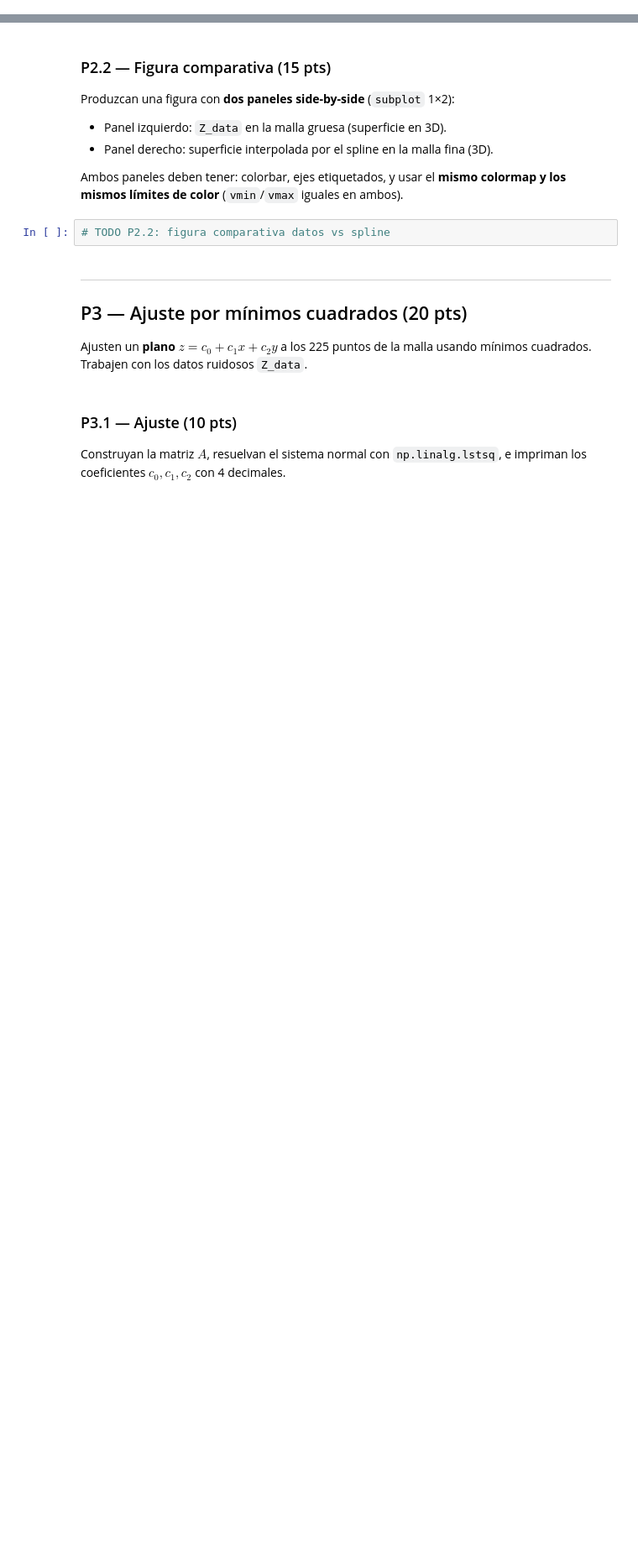
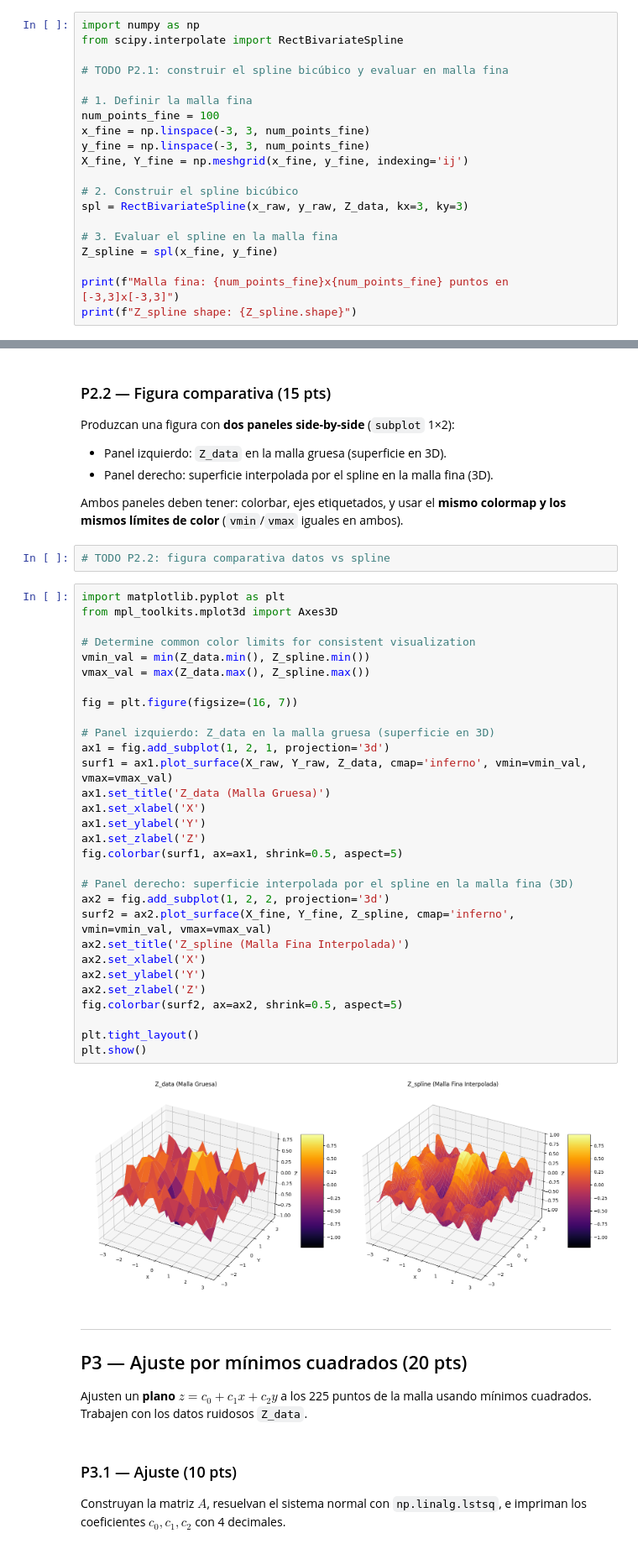
Before and after one commit to manubastidas/programacionCientifica, a Jupyter notebook: moreno_muriel_evaluacion1.ipynb, the cells around one changed output, grey strips where cells are left out. Shown at 84% size. Cells and saved outputs as stored; diff of their text form; blank space fills up the shorter version.

```diff
--- a/moreno_muriel_evaluacion1.ipynb
+++ b/moreno_muriel_evaluacion1.ipynb
@@ -166,0 +232,20 @@ Construyan el spline con `kx=3, ky=3` y evalúenlo en una malla fina de **100×1
+# %%
+import numpy as np
+from scipy.interpolate import RectBivariateSpline
+
+# TODO P2.1: construir el spline bicúbico y evaluar en malla fina
+
+# 1. Definir la malla fina
+num_points_fine = 100
+x_fine = np.linspace(-3, 3, num_points_fine)
+y_fine = np.linspace(-3, 3, num_points_fine)
+X_fine, Y_fine = np.meshgrid(x_fine, y_fine, indexing='ij')
+
+# 2. Construir el spline bicúbico
+spl = RectBivariateSpline(x_raw, y_raw, Z_data, kx=3, ky=3)
+
+# 3. Evaluar el spline en la malla fina
+Z_spline = spl(x_fine, y_fine)
+
+print(f"Malla fina: {num_points_fine}x{num_points_fine} puntos en [-3,3]x[-3,3]")
+print(f"Z_spline shape: {Z_spline.shape}")
@@ -174,6 +262,38 @@ Produzcan una figura con **dos paneles side-by-side** (`subplot` 1×2):
 Ambos paneles deben tener: colorbar, ejes etiquetados, y usar el **mismo colormap y los mismos límites de color** (`vmin`/`vmax` iguales en ambos).
 # %%
 # TODO P2.2: figura comparativa datos vs spline
+# %%
+import matplotlib.pyplot as plt
+from mpl_toolkits.mplot3d import Axes3D
+
+# Determine common color limits for consistent visualization
+vmin_val = min(Z_data.min(), Z_spline.min())
+vmax_val = max(Z_data.max(), Z_spline.max())
+
+fig = plt.figure(figsize=(16, 7))
+
+# Panel izquierdo: Z_data en la malla gruesa (superficie en 3D)
+ax1 = fig.add_subplot(1, 2, 1, projection='3d')
+surf1 = ax1.plot_surface(X_raw, Y_raw, Z_data, cmap='inferno', vmin=vmin_val, vmax=vmax_val)
+ax1.set_title('Z_data (Malla Gruesa)')
+ax1.set_xlabel('X')
+ax1.set_ylabel('Y')
+ax1.set_zlabel('Z')
+fig.colorbar(surf1, ax=ax1, shrink=0.5, aspect=5)
+
+# Panel derecho: superficie interpolada por el spline en la malla fina (3D)
+ax2 = fig.add_subplot(1, 2, 2, projection='3d')
+surf2 = ax2.plot_surface(X_fine, Y_fine, Z_spline, cmap='inferno', vmin=vmin_val, vmax=vmax_val)
+ax2.set_title('Z_spline (Malla Fina Interpolada)')
+ax2.set_xlabel('X')
+ax2.set_ylabel('Y')
+ax2.set_zlabel('Z')
+fig.colorbar(surf2, ax=ax2, shrink=0.5, aspect=5)
+
+plt.tight_layout()
+plt.show()
+# %% [output]
+[figure, added]
 # %% [markdown]
 ---
 ## P3 — Ajuste por mínimos cuadrados (20 pts)
```
Also changed, not shown: parts of 18 cells of this notebook.
